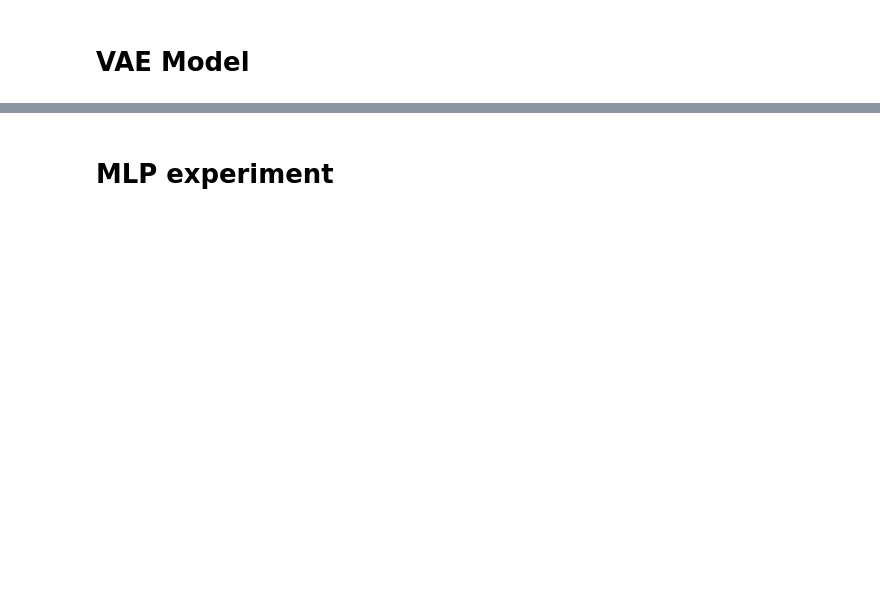
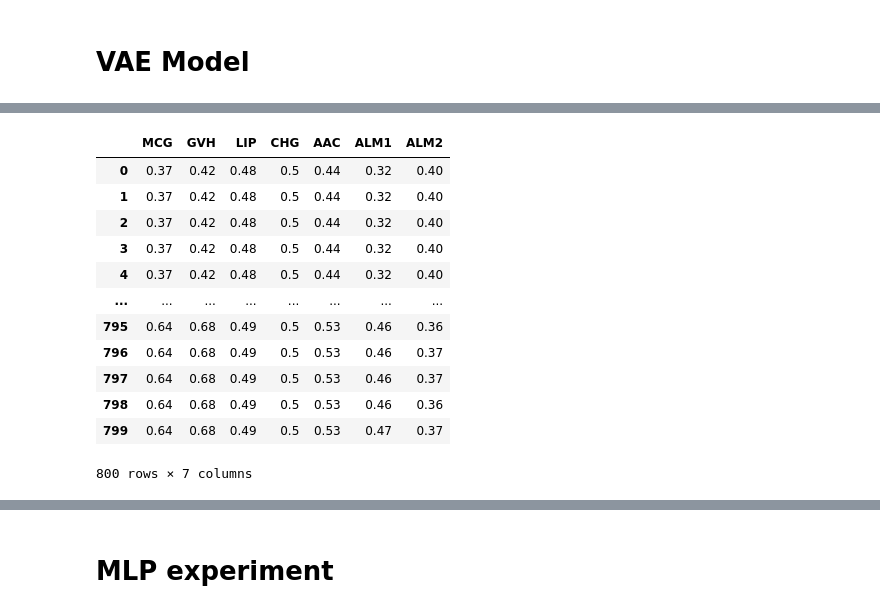
Before and after one commit to adamuag/Imbalance_data, a Jupyter notebook: ecoli.ipynb, the cells around one changed output, grey strips where cells are left out. Drawn from its saved outputs; the diff is of its cells as text; code cells hidden in the pictures; blank space fills up the shorter version.

```diff
--- a/ecoli.ipynb
+++ b/ecoli.ipynb
@@ -225,5 +229,20 @@ print(gen_samples[0])
 # %%
 gen_df = pd.DataFrame(data=gen_samples, columns=column_names[1:8])
+gen_df
+# %% [output]
+|  | MCG | GVH | LIP | CHG | AAC | ALM1 | ALM2 |
+| 0 | 0.37 | 0.42 | 0.48 | 0.5 | 0.44 | 0.32 | 0.40 |
+| 1 | 0.37 | 0.42 | 0.48 | 0.5 | 0.44 | 0.32 | 0.40 |
+| 2 | 0.37 | 0.42 | 0.48 | 0.5 | 0.44 | 0.32 | 0.40 |
+| 3 | 0.37 | 0.42 | 0.48 | 0.5 | 0.44 | 0.32 | 0.40 |
+| 4 | 0.37 | 0.42 | 0.48 | 0.5 | 0.44 | 0.32 | 0.40 |
+| ... | ... | ... | ... | ... | ... | ... | ... |
+| 795 | 0.64 | 0.68 | 0.49 | 0.5 | 0.53 | 0.46 | 0.36 |
+| 796 | 0.64 | 0.68 | 0.49 | 0.5 | 0.53 | 0.46 | 0.37 |
+| 797 | 0.64 | 0.68 | 0.49 | 0.5 | 0.53 | 0.46 | 0.37 |
+| 798 | 0.64 | 0.68 | 0.49 | 0.5 | 0.53 | 0.46 | 0.36 |
+| 799 | 0.64 | 0.68 | 0.49 | 0.5 | 0.53 | 0.47 | 0.37 |
+800 rows × 7 columns
 # %%
 gen_df['SITE'] = gen_labels
 gen_df
```
Also changed, not shown: parts of 28 cells of this notebook, 2 other files.
